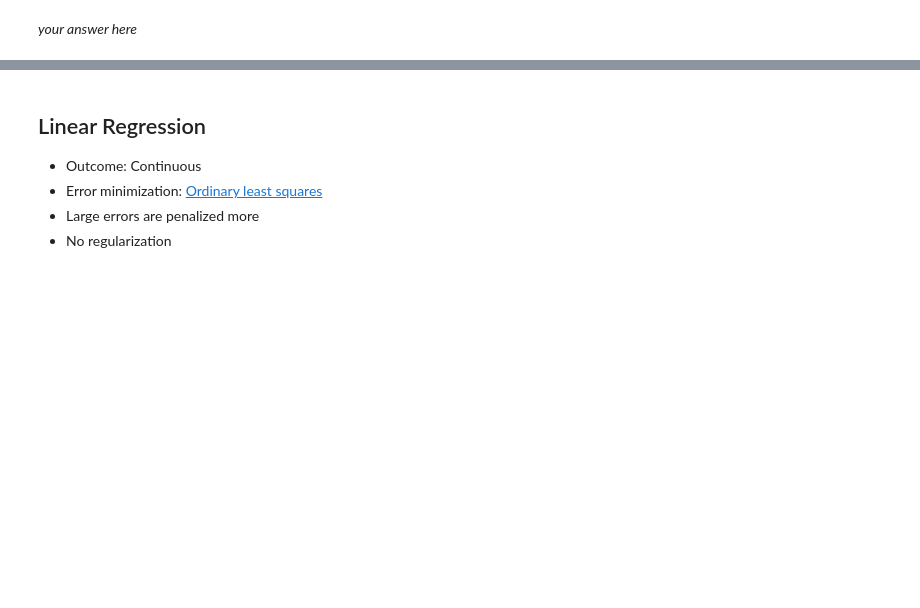
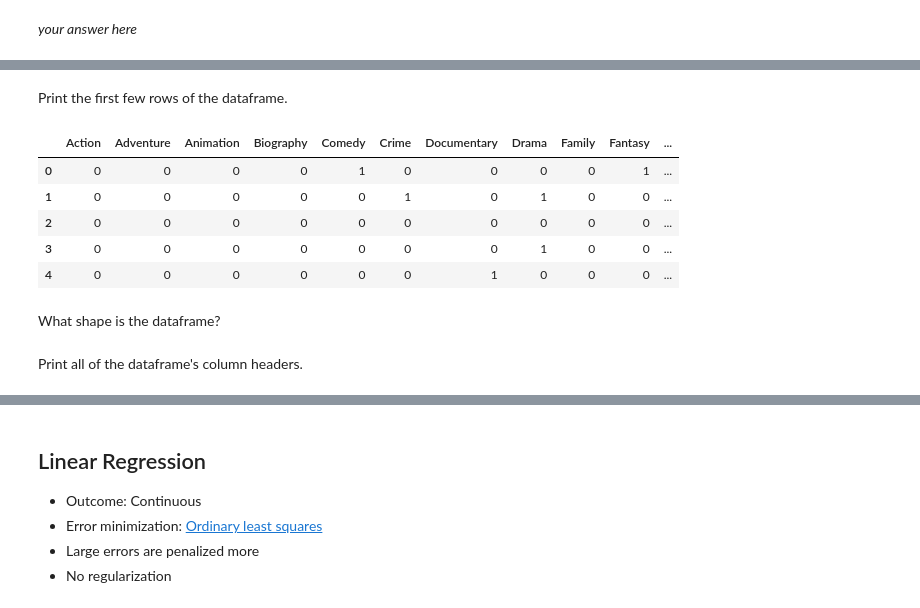
Before and after one commit to dhanus/oscars-tutorial, a Jupyter notebook: Part2-Exploring-Oscars.ipynb, the cells around one changed output, grey strips where cells are left out. Drawn from its saved outputs; the diff is of its cells as text; code cells hidden in the pictures; blank space fills up the shorter version.

```diff
--- a/Part2-Exploring-Oscars.ipynb
+++ b/Part2-Exploring-Oscars.ipynb
@@ -21,0 +45,26 @@ The goal of this part of the tutorial is build your skills in:
+# %%
+import numpy as np
+import scipy as sp
+import matplotlib as mpl
+import matplotlib.cm as cm
+import matplotlib.pyplot as plt
+import pandas as pd
+pd.set_option('display.width', 500)
+pd.set_option('display.max_columns', 100)
+pd.set_option('display.notebook_repr_html', True)
+import cPickle as pickle
+import seaborn as sns
+sns.set_style("whitegrid")
+sns.set_context("poster")
+import sklearn.metrics as metrics
+
+from collections import defaultdict
+from datetime import datetime
+
+import io
+import time
+import math
+import operator
+# %%
+# Load dict of Oscar nominated movies and convert to DataFrame
+AAdf_complete = pd.DataFrame.from_dict(pickle.load(open('AAdict_complete.p','rb'))).transpose()
@@ -21,0 +121,18 @@ The goal of this part of the tutorial is build your skills in:
+# %%
+# Load dataframe of Oscar nominated movies minus outcomes
+pickle.dump(dftouse, open('AAdict.p','wb'))
+AAdf = pd.DataFrame.from_dict(pickle.load(open('AAdict.p','rb')))
+# %% [markdown]
+Print the first few rows of the dataframe.
+# %%
+# your code here
+AAdf.head()
+# %% [output]
+|  | Action | Adventure | Animation | Biography | Comedy | Crime | Documentary | Drama | Family | Fantasy | ... |
+| 0 | 0 | 0 | 0 | 0 | 1 | 0 | 0 | 0 | 0 | 1 | ... |
+| 1 | 0 | 0 | 0 | 0 | 0 | 1 | 0 | 1 | 0 | 0 | ... |
+| 2 | 0 | 0 | 0 | 0 | 0 | 0 | 0 | 0 | 0 | 0 | ... |
+| 3 | 0 | 0 | 0 | 0 | 0 | 0 | 0 | 1 | 0 | 0 | ... |
+| 4 | 0 | 0 | 0 | 0 | 0 | 0 | 1 | 0 | 0 | 0 | ... |
+# %% [markdown]
+What shape is the dataframe?
@@ -21,0 +142,2 @@ The goal of this part of the tutorial is build your skills in:
+# %% [markdown]
+Print all of the dataframe's column headers.
```
Also changed, not shown: parts of 18 cells of this notebook, 5 other files.
